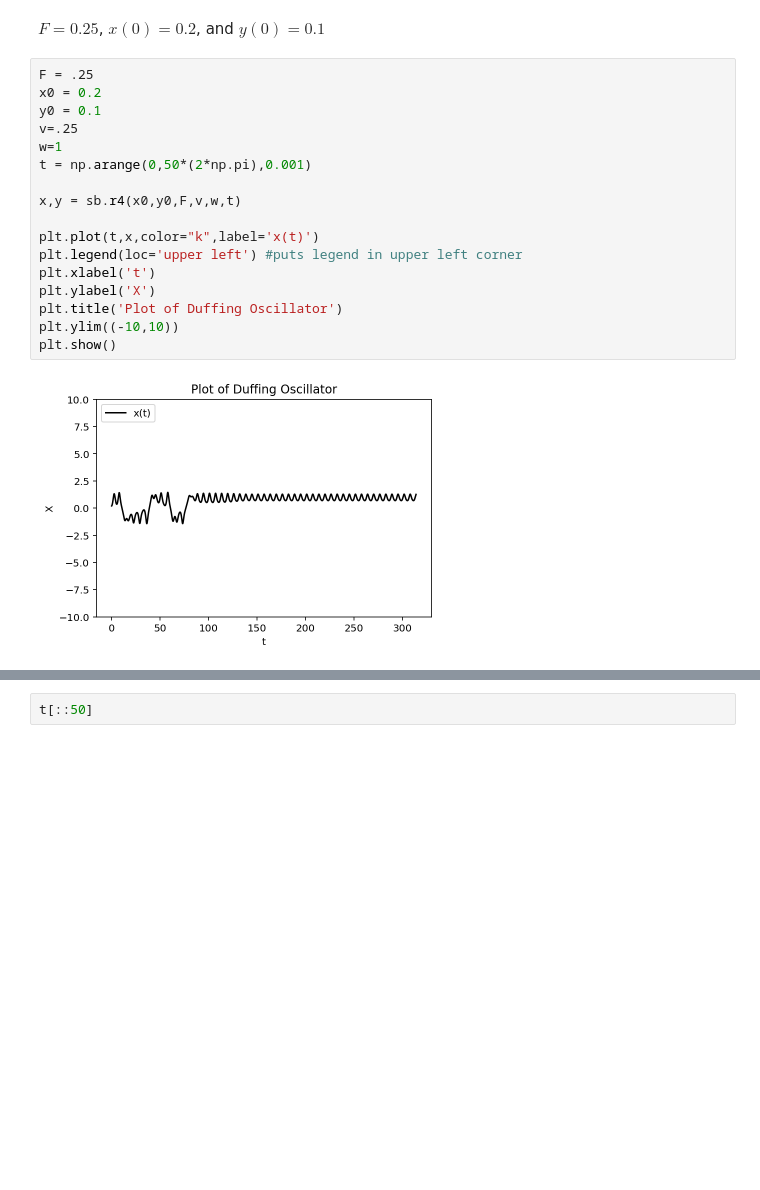
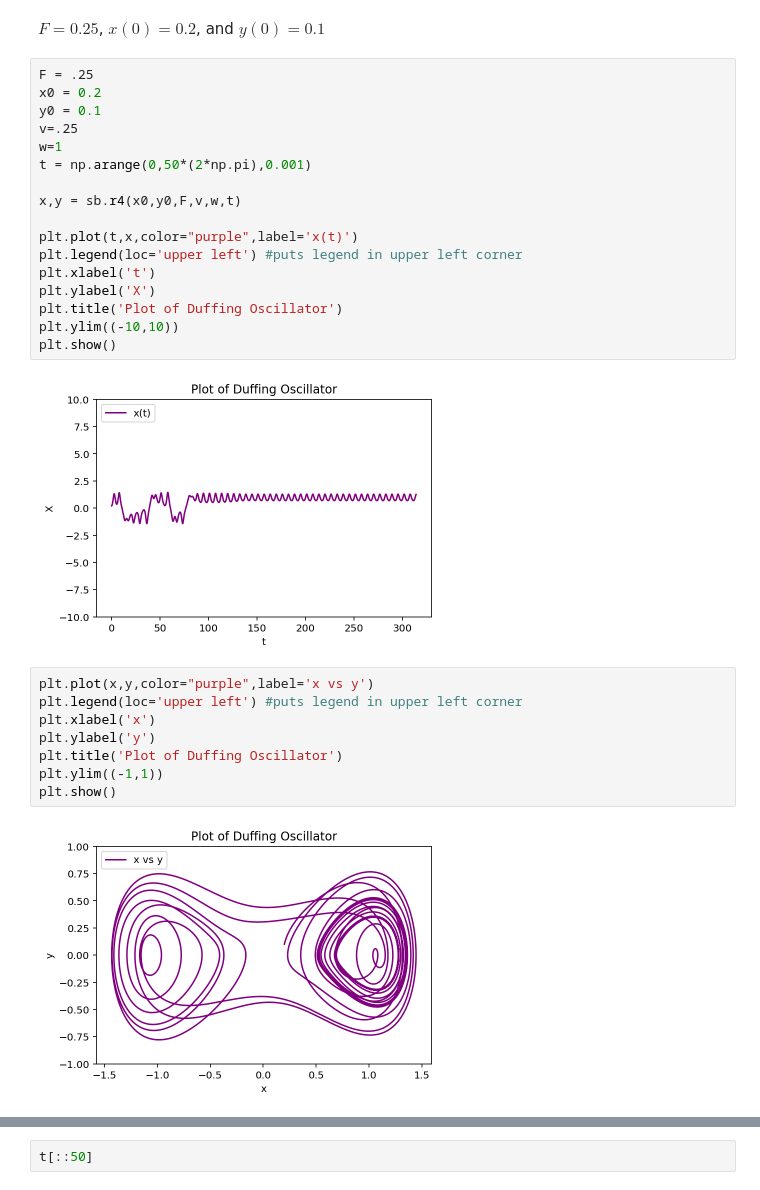
Before and after one commit to chapman-phys220-2018f/cw12-coolkidzzz, a Jupyter notebook: cw12-duffing.ipynb, the cells around one changed output, grey strips where cells are left out. Saved outputs shown, nothing was run; the diff lists cells and outputs as text; blank space fills up the shorter version.

```diff
--- a/cw12-duffing.ipynb
+++ b/cw12-duffing.ipynb
@@ -118,7 +116,7 @@ t = np.arange(0,50*(2*np.pi),0.001)
 
 x,y = sb.r4(x0,y0,F,v,w,t)
 
-plt.plot(t,x,color="k",label='x(t)')
+plt.plot(t,x,color="purple",label='x(t)')
 plt.legend(loc='upper left') #puts legend in upper left corner
 plt.xlabel('t')
 plt.ylabel('X')
@@ -126,4 +124,14 @@ plt.title('Plot of Duffing Oscillator')
 plt.ylim((-10,10))
 plt.show()
 # %% [output]
-[figure, old version]
+[figure, new version]
+# %%
+plt.plot(x,y,color="purple",label='x vs y')
+plt.legend(loc='upper left') #puts legend in upper left corner
+plt.xlabel('x')
+plt.ylabel('y')
+plt.title('Plot of Duffing Oscillator')
+plt.ylim((-1,1))
+plt.show()
+# %% [output]
+[figure, added]
```
Also changed, not shown: parts of 19 cells of this notebook.
